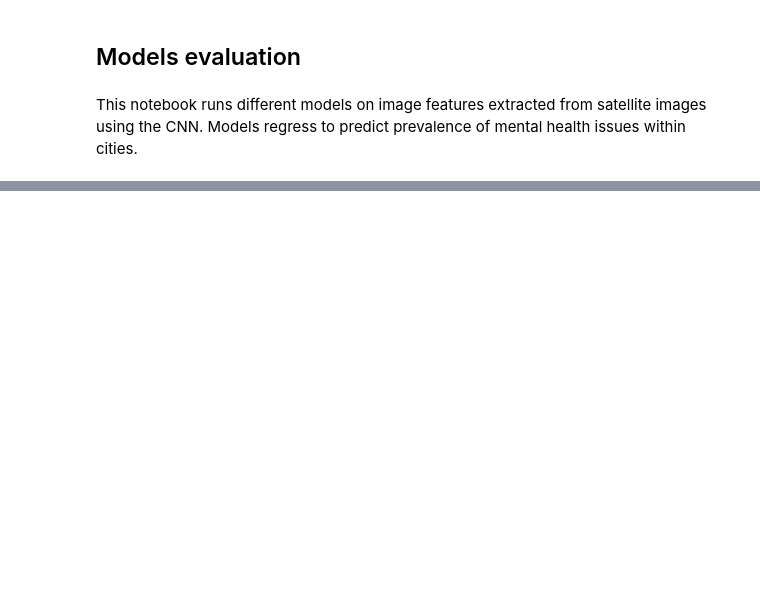
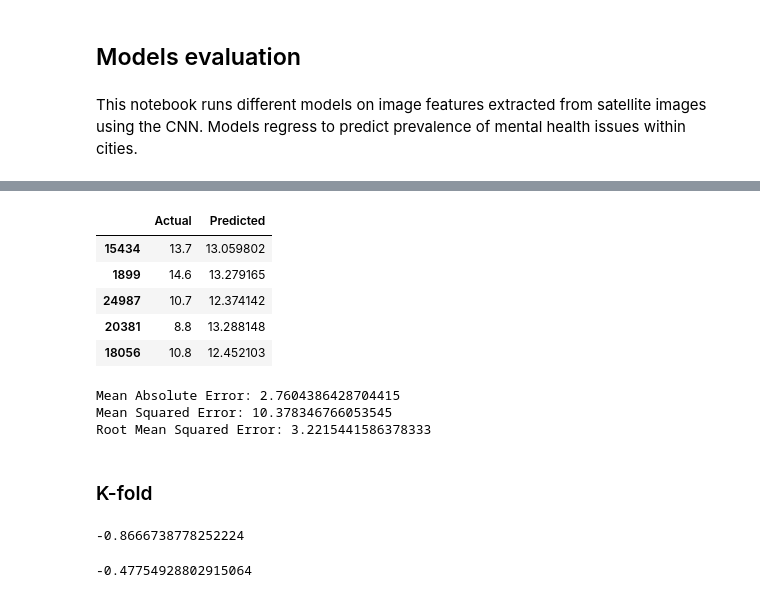
Before and after one commit to j-csc/Deep-Learning-For-Mental-Health, a Jupyter notebook: Models.ipynb, the cells around one changed output, grey strips where cells are left out. Saved outputs shown, nothing was run; the diff lists cells and outputs as text; code cells hidden in the pictures; blank space fills up the shorter version.

```diff
--- a/Models.ipynb
+++ b/Models.ipynb
@@ -21,0 +263,20 @@ print(la_df.shape)
+# %%
+true_pred_df_svr = pd.DataFrame({'Actual': y_test, 'Predicted': y_pred_svr})
+true_pred_df_svr.head()
+# %% [output]
+|  | Actual | Predicted |
+| 15434 | 13.7 | 13.059802 |
+| 1899 | 14.6 | 13.279165 |
+| 24987 | 10.7 | 12.374142 |
+| 20381 | 8.8 | 13.288148 |
+| 18056 | 10.8 | 12.452103 |
+# %%
+print('Mean Absolute Error:', metrics.mean_absolute_error(y_test, y_pred_svr))
+print('Mean Squared Error:', metrics.mean_squared_error(y_test, y_pred_svr))
+print('Root Mean Squared Error:', np.sqrt(metrics.mean_squared_error(y_test, y_pred_svr)))
+# %% [output]
+Mean Absolute Error: 2.7604386428704415
+Mean Squared Error: 10.378346766053545
+Root Mean Squared Error: 3.2215441586378333
+# %% [markdown]
+### K-fold
@@ -21,0 +286,10 @@ print(la_df.shape)
+# %%
+print(results.mean())
+# %% [output]
+-0.8666738778252224
+# %%
+kfold = KFold(n_splits=5, random_state=42)
+results = cross_val_score(svr_model, X, y, cv=kfold, scoring='r2')
+print(results.mean())
+# %% [output]
+-0.47754928802915064
```
Also changed, not shown: parts of 33 cells of this notebook, 19 other files.
